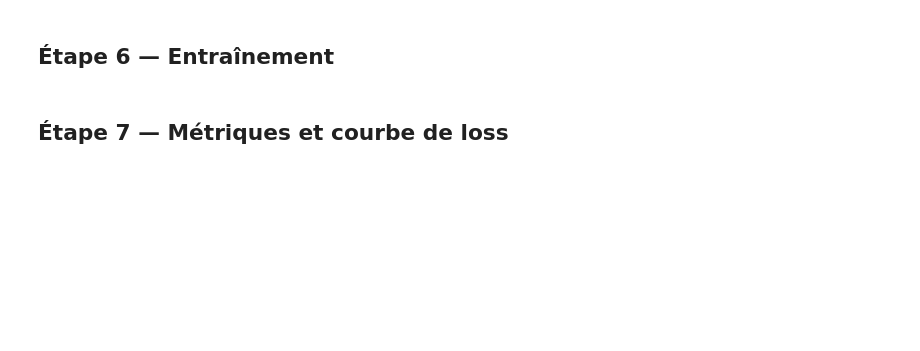
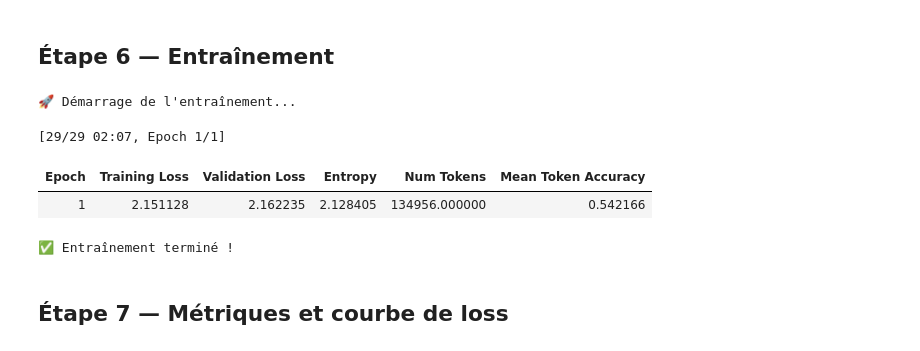
Before and after one commit to Tres7/hackaton_ia_ynov, a Jupyter notebook: rendu/ia/tinyllama_medical_finetune.ipynb, the cells around one changed output. Cells and saved outputs as stored; diff of their text form; code cells hidden in the pictures; blank space fills up the shorter version.

```diff
--- a/rendu/ia/tinyllama_medical_finetune.ipynb
+++ b/rendu/ia/tinyllama_medical_finetune.ipynb
@@ -26,16 +29,9 @@ else:
 # %% [markdown]
 ## Étape 3 — Chargement du modèle TinyLlama
 # %%
-from transformers import AutoTokenizer, AutoModelForCausalLM, BitsAndBytesConfig
+from transformers import AutoTokenizer, AutoModelForCausalLM
 
 MODEL_NAME = "TinyLlama/TinyLlama-1.1B-Chat-v1.0"
-
-quantization_config = BitsAndBytesConfig(
-    load_in_4bit=True,
-    bnb_4bit_compute_dtype=torch.float16,
-    bnb_4bit_use_double_quant=True,
-    bnb_4bit_quant_type="nf4"
-)
 
 tokenizer = AutoTokenizer.from_pretrained(MODEL_NAME)
 tokenizer.pad_token = tokenizer.eos_token
@@ -43,9 +39,8 @@ tokenizer.padding_side = "right"
 
 model = AutoModelForCausalLM.from_pretrained(
     MODEL_NAME,
-    quantization_config=quantization_config,
+    torch_dtype=torch.float16,
     device_map="auto",
-    torch_dtype=torch.float16,
 )
 
 print(f"✅ Modèle chargé : {MODEL_NAME}")
@@ -53,9 +61,7 @@ print(f"Paramètres : {sum(p.numel() for p in model.parameters()) / 1e9:.2f}B")
 # %% [markdown]
 ## Étape 4 — Configuration LoRA
 # %%
-from peft import LoraConfig, get_peft_model, prepare_model_for_kbit_training
-
-model = prepare_model_for_kbit_training(model)
+from peft import LoraConfig, get_peft_model
 
 lora_config = LoraConfig(
     r=16,
@@ -74,7 +82,7 @@ model.print_trainable_parameters()
 # %%
 from datasets import load_dataset
 
-NUM_SAMPLES = 2000
+NUM_SAMPLES = 500
 
 raw_dataset = load_dataset("ruslanmv/ai-medical-chatbot", split="train")
 print(f"Dataset complet : {len(raw_dataset)} exemples")
@@ -108,38 +132,41 @@ print(train_dataset[0]["text"][:400])
 # %% [markdown]
 ## Étape 6 — Entraînement
 # %%
-from transformers import TrainingArguments, DataCollatorForLanguageModeling
-from trl import SFTTrainer
+from trl import SFTTrainer, SFTConfig
 
-training_args = TrainingArguments(
+training_args = SFTConfig(
     output_dir="./tinyllama-medical-lora",
-    num_train_epochs=3,
+    num_train_epochs=1,
     per_device_train_batch_size=4,
     per_device_eval_batch_size=4,
     gradient_accumulation_steps=4,
     learning_rate=2e-4,
     warmup_steps=50,
     logging_steps=25,
     eval_strategy="epoch",
     save_strategy="epoch",
     load_best_model_at_end=True,
     fp16=True,
     report_to="none",
 )
 
 trainer = SFTTrainer(
     model=model,
     args=training_args,
     train_dataset=train_dataset,
     eval_dataset=eval_dataset,
-    dataset_text_field="text",
-    max_seq_length=512,
-    tokenizer=tokenizer,
+    processing_class=tokenizer,
 )
 
 print("🚀 Démarrage de l'entraînement...")
 train_result = trainer.train()
 print("✅ Entraînement terminé !")
+# %% [output]
+🚀 Démarrage de l'entraînement...
+[29/29 02:07, Epoch 1/1]
+| Epoch | Training Loss | Validation Loss | Entropy | Num Tokens | Mean Token Accuracy |
+| 1 | 2.151128 | 2.162235 | 2.128405 | 134956.000000 | 0.542166 |
+✅ Entraînement terminé !
 # %% [markdown]
 ## Étape 7 — Métriques et courbe de loss
 # %%
```
Also changed, not shown: parts of 9 cells of this notebook, 1 other file.
